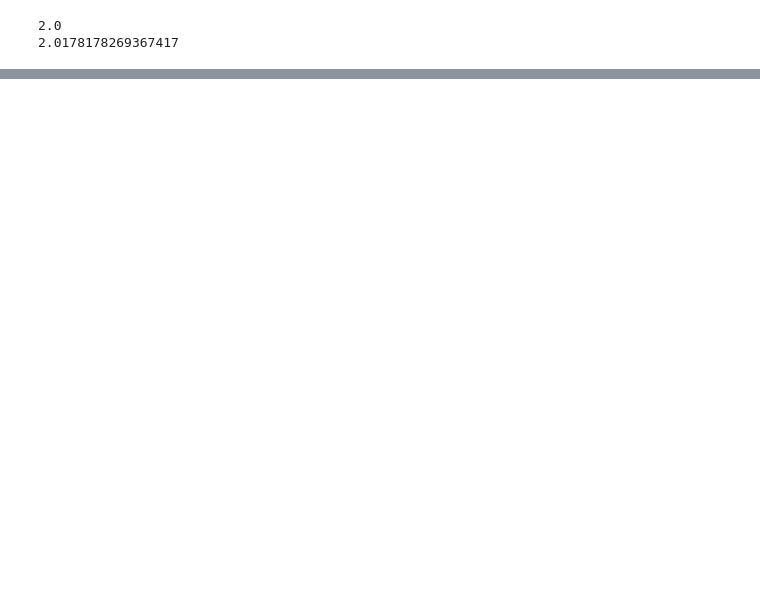
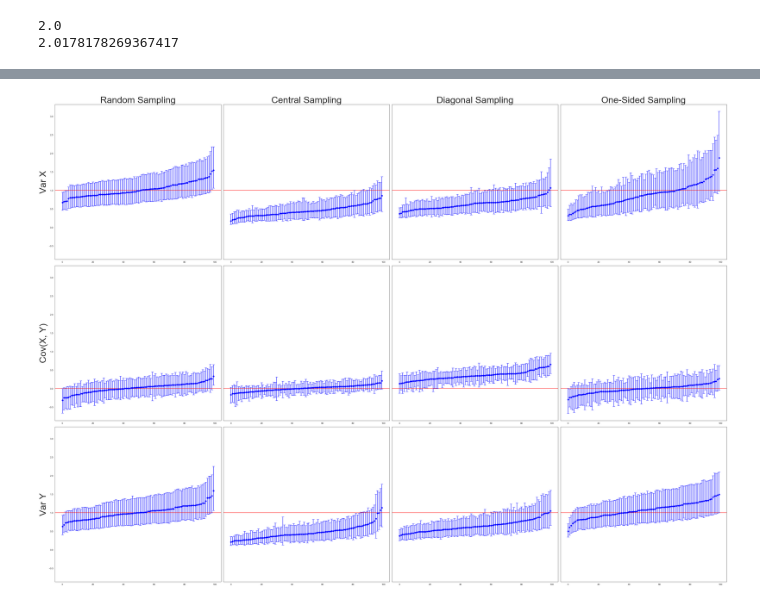
Before and after one commit to AntanasKal/Phylogeography, a Jupyter notebook: Phylogeography Output Analysis.ipynb, the cells around one changed output, grey strips where cells are left out. Saved outputs shown, nothing was run; the diff lists cells and outputs as text; code cells hidden in the pictures; blank space fills up the shorter version.

```diff
--- a/Phylogeography Output Analysis.ipynb
+++ b/Phylogeography Output Analysis.ipynb
@@ -562,3 +277,92 @@ print(samples.mean()/(max_time))
 # %% [output]
 2.0
 2.0178178269367417
+# %%
+import pymc3
+import pandas as pd
+import numpy as np
+import dendropy
+#import simulation
+import matplotlib.pyplot as plt
+import math
+
+import seaborn as sns
+
+burnin = 100
+
+sns.set_style("white")
+fig, axs = plt.subplots(nrows=3, ncols=4, figsize=(42, 30), sharey = True)
+
+
+num_simulations = 100
+
+
+
+for output_index in range(1,5):
+
+    x=np.zeros(num_simulations)
+
+    sigma11 = np.zeros(num_simulations)
+    sigma12 = np.zeros(num_simulations)
+    sigma22 = np.zeros(num_simulations)
+
+    yerr_low11 = np.zeros(num_simulations)
+    yerr_low12 = np.zeros(num_simulations)
+    yerr_low22 = np.zeros(num_simulations)
+
+    yerr_up11 = np.zeros(num_simulations)
+    yerr_up12 = np.zeros(num_simulations)
+    yerr_up22 = np.zeros(num_simulations)
+
+    for i in range(num_simulations):
+        x[i]=i
+        data=pd.read_csv(filepath_or_buffer="output/c_beast/sampled"+str(output_index)+"/beast_output/beast"+str(i)+".log.txt", sep='\t', skiprows=[0,1, 2])
+        data = data.iloc[burnin:]
+        tree_length=data["treeLength"].iloc[0]
+        #print(str(tree_length)+" "+str(data["treeLength"].iloc[0]))
+        sigma11[i] = np.median(np.divide(data["location.varCovar.location.precision.col11"],data["treeLength"]))
+        sigma12[i] = np.median(np.divide(data["location.varCovar.location.precision.col12"],data["treeLength"]))
+        sigma22[i] = np.median(np.divide(data["location.varCovar.location.precision.col22"],data["treeLength"]))
+        interval11 = pymc3.stats.hpd(np.divide(data["location.varCovar.location.precision.col11"],data["treeLength"]), alpha=0.05)
+        interval12 = pymc3.stats.hpd(np.divide(data["location.varCovar.location.precision.col12"],data["treeLength"]), alpha=0.05)
+        interval22 = pymc3.stats.hpd(np.divide(data["location.varCovar.location.precision.col22"],data["treeLength"]), alpha=0.05)
+        #interval2 = pymc3.stats.quantiles
+        #print(interval)
+
+        yerr_low11[i]=sigma11[i]-interval11[0]
+        yerr_up11[i]=interval11[1]-sigma11[i]
+
+        yerr_low12[i]=sigma12[i]-interval12[0]
+        yerr_up12[i]=interval12[1]-sigma12[i]
+
+        yerr_low22[i]=sigma22[i]-interval22[0]
+        yerr_up22[i]=interval22[1]-sigma22[i]
+
+    ax = axs[0, output_index-1]
+    ax.axhline(1, color='red')
+    [_, caps, _] =ax.errorbar(x, sigma11[sigma11.argsort()], yerr=[yerr_low11[sigma11.argsort()],yerr_up11[sigma11.argsort()]], fmt='ob', capsize=5)
+    for cap in caps:
+        cap.set_color('b')
+
+    ax = axs[1, output_index-1]
+    ax.axhline(0, color='red')
+    [_, caps, _] =ax.errorbar(x, sigma12[sigma12.argsort()], yerr=[yerr_low12[sigma12.argsort()],yerr_up12[sigma12.argsort()]], fmt='ob', capsize=5)
+    for cap in caps:
+        cap.set_color('b')
+
+    ax = axs[2, output_index-1]
+    ax.axhline(1, color='red')
+    [_, caps, _] =ax.errorbar(x, sigma22[sigma22.argsort()], yerr=[yerr_low22[sigma22.argsort()],yerr_up22[sigma22.argsort()]], fmt='ob', capsize=5)
+    for cap in caps:
+        cap.set_color('b')
+
+
+for ax, col in zip(axs[0,:], ['Random Sampling', 'Central Sampling', 'Diagonal Sampling', 'One-Sided Sampling']):
+    ax.set_title(col, size=40)
+for ax, row in zip(axs[:,0], ['Var X', 'Cov(X, Y)', 'Var Y']):
+    ax.set_ylabel(row, size=40)
+
+fig.tight_layout()
+plt.savefig('2dim_variances_corrected.png')
+plt.show()
+# %% [output]
@@ -564,0 +386 @@ print(samples.mean()/(max_time))
+[figure, added]
```
Also changed, not shown: parts of 6 cells of this notebook, 5 other files.
